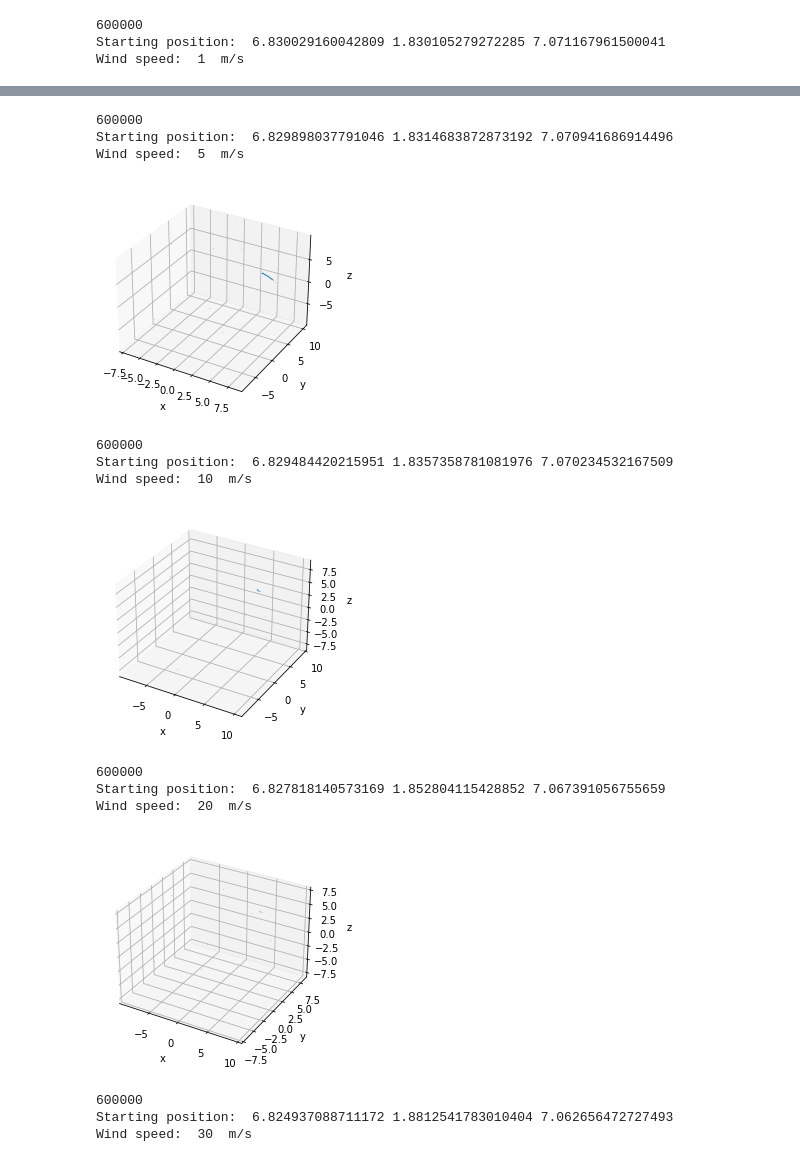
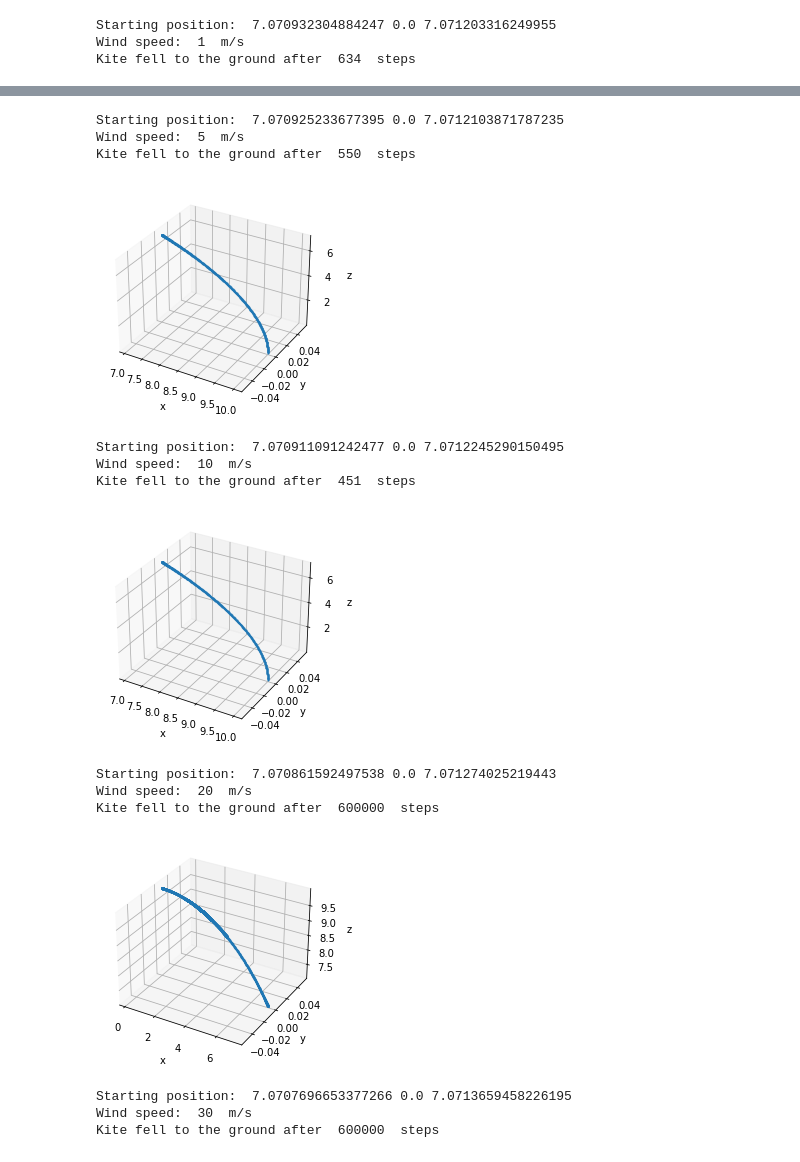
Before and after one commit to lorenzobasile/KiteRL, a Jupyter notebook: test_and_plot.ipynb, the cells around one changed output, grey strips where cells are left out. Cells and saved outputs as stored; diff of their text form; code cells hidden in the pictures.

```diff
--- a/test_and_plot.ipynb
+++ b/test_and_plot.ipynb
@@ -18,26 +18,27 @@ for windspeed in windspeeds:
     r=[]
     position_list=subprocess.check_output(["./main.x", "%d"%windspeed]).decode() #simulating for 10 minutes, step=0.01
     position_list=position_list.split("\n")
-    for line in position_list[:-1]:
+    for line in position_list[9:-1]:
         line=line.split(' ')
+        end=line[3]
         theta.append(float(line[4]))
         phi.append(float(line[5]))
         r.append(float(line[6]))
     theta=np.array(theta)
     phi=np.array(phi)
-    print(len(phi))
     r=np.array(r)
     x=np.multiply(r, np.multiply(np.sin(theta), np.cos(phi)))
     y=np.multiply(r, np.multiply(np.sin(theta), np.sin(phi)))
     z=np.multiply(r, np.cos(theta))
     print("Starting position: ",x[0], y[0], z[0])
-    line, =ax.plot(x, y, z, 'o', markersize=0.1)
+    line, =ax.plot(x, y, z, 'o', markersize=1)
     print("Wind speed: ", windspeed, " m/s")
+    print("Kite fell to the ground after ", end[:-1], " steps")
     ax.set_xlabel("x")
     ax.set_ylabel("y")
     ax.set_zlabel("z")
     plt.show()
 # %% [output]
-600000
-Starting position:  6.830029160042809 1.830105279272285 7.071167961500041
+Starting position:  7.070932304884247 0.0 7.071203316249955
 Wind speed:  1  m/s
+Kite fell to the ground after  634  steps
@@ -45,15 +46,15 @@ Wind speed:  1  m/s
-600000
-Starting position:  6.829898037791046 1.8314683872873192 7.070941686914496
+Starting position:  7.070925233677395 0.0 7.0712103871787235
 Wind speed:  5  m/s
+Kite fell to the ground after  550  steps
-[figure, old version]
+[figure, new version]
-600000
-Starting position:  6.829484420215951 1.8357358781081976 7.070234532167509
+Starting position:  7.070911091242477 0.0 7.0712245290150495
 Wind speed:  10  m/s
+Kite fell to the ground after  451  steps
-[figure, old version]
+[figure, new version]
-600000
-Starting position:  6.827818140573169 1.852804115428852 7.067391056755659
+Starting position:  7.070861592497538 0.0 7.071274025219443
 Wind speed:  20  m/s
+Kite fell to the ground after  600000  steps
-[figure, old version]
+[figure, new version]
-600000
-Starting position:  6.824937088711172 1.8812541783010404 7.062656472727493
+Starting position:  7.0707696653377266 0.0 7.0713659458226195
 Wind speed:  30  m/s
+Kite fell to the ground after  600000  steps
```
Also changed, not shown: parts of 2 cells of this notebook, 3 other files.
